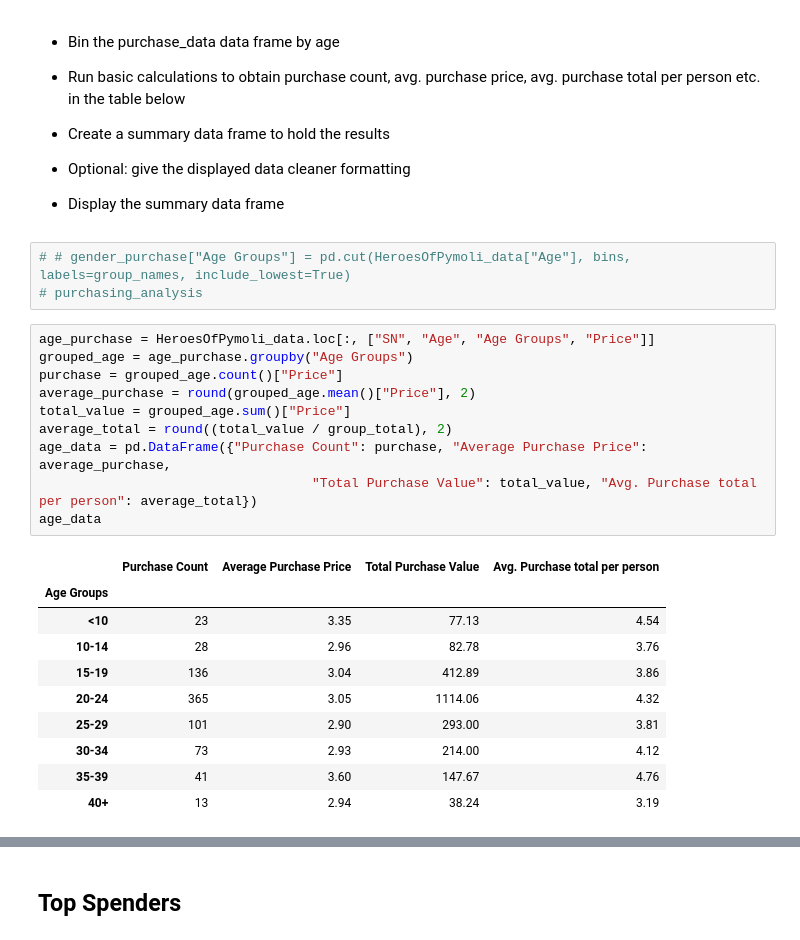
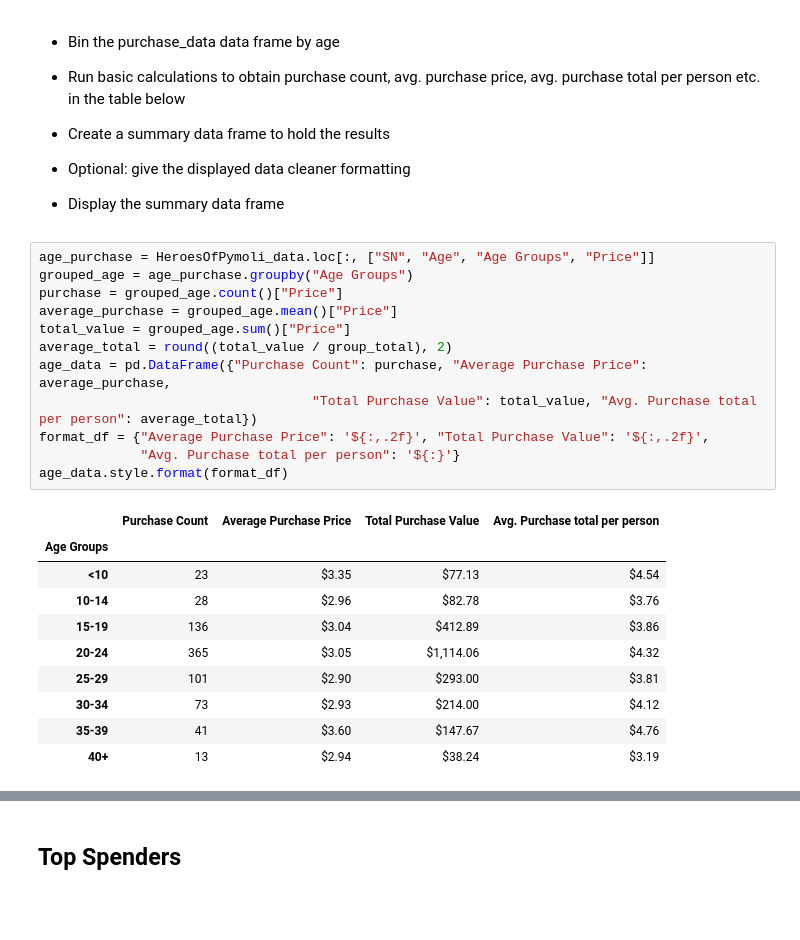
Before and after one commit to SybileC/pandas-challenge, a Jupyter notebook: HeroesOfPymoli/02-Homework_04-Pandas_Instructions_HeroesOfPymoli_HeroesOfPymoli_starter.ipynb, the cells around one changed output, grey strips where cells are left out. Cells and saved outputs as stored; diff of their text form; blank space fills up the shorter version.

```diff
--- a/HeroesOfPymoli/02-Homework_04-Pandas_Instructions_HeroesOfPymoli_HeroesOfPymoli_starter.ipynb
+++ b/HeroesOfPymoli/02-Homework_04-Pandas_Instructions_HeroesOfPymoli_HeroesOfPymoli_starter.ipynb
@@ -264,27 +173,26 @@ age_demographics
 
 
 * Display the summary data frame
-# %%
-# # gender_purchase["Age Groups"] = pd.cut(HeroesOfPymoli_data["Age"], bins, labels=group_names, include_lowest=True)
-# purchasing_analysis
 # %%
 age_purchase = HeroesOfPymoli_data.loc[:, ["SN", "Age", "Age Groups", "Price"]]
 grouped_age = age_purchase.groupby("Age Groups")
 purchase = grouped_age.count()["Price"]
-average_purchase = round(grouped_age.mean()["Price"], 2)
+average_purchase = grouped_age.mean()["Price"]
 total_value = grouped_age.sum()["Price"]
 average_total = round((total_value / group_total), 2)
 age_data = pd.DataFrame({"Purchase Count": purchase, "Average Purchase Price": average_purchase,
                                    "Total Purchase Value": total_value, "Avg. Purchase total per person": average_total})
-age_data
+format_df = {"Average Purchase Price": '${:,.2f}', "Total Purchase Value": '${:,.2f}',
+             "Avg. Purchase total per person": '${:}'}
+age_data.style.format(format_df)
 # %% [output]
 |  | Purchase Count | Average Purchase Price | Total Purchase Value | Avg. Purchase total per person |
 | Age Groups |  |  |  |  |
-| <10 | 23 | 3.35 | 77.13 | 4.54 |
-| 10-14 | 28 | 2.96 | 82.78 | 3.76 |
-| 15-19 | 136 | 3.04 | 412.89 | 3.86 |
-| 20-24 | 365 | 3.05 | 1114.06 | 4.32 |
-| 25-29 | 101 | 2.90 | 293.00 | 3.81 |
-| 30-34 | 73 | 2.93 | 214.00 | 4.12 |
-| 35-39 | 41 | 3.60 | 147.67 | 4.76 |
-| 40+ | 13 | 2.94 | 38.24 | 3.19 |
+| <10 | 23 | $3.35 | $77.13 | $4.54 |
+| 10-14 | 28 | $2.96 | $82.78 | $3.76 |
+| 15-19 | 136 | $3.04 | $412.89 | $3.86 |
+| 20-24 | 365 | $3.05 | $1,114.06 | $4.32 |
+| 25-29 | 101 | $2.90 | $293.00 | $3.81 |
+| 30-34 | 73 | $2.93 | $214.00 | $4.12 |
+| 35-39 | 41 | $3.60 | $147.67 | $4.76 |
+| 40+ | 13 | $2.94 | $38.24 | $3.19 |
```
Also changed, not shown: parts of 20 cells of this notebook.
